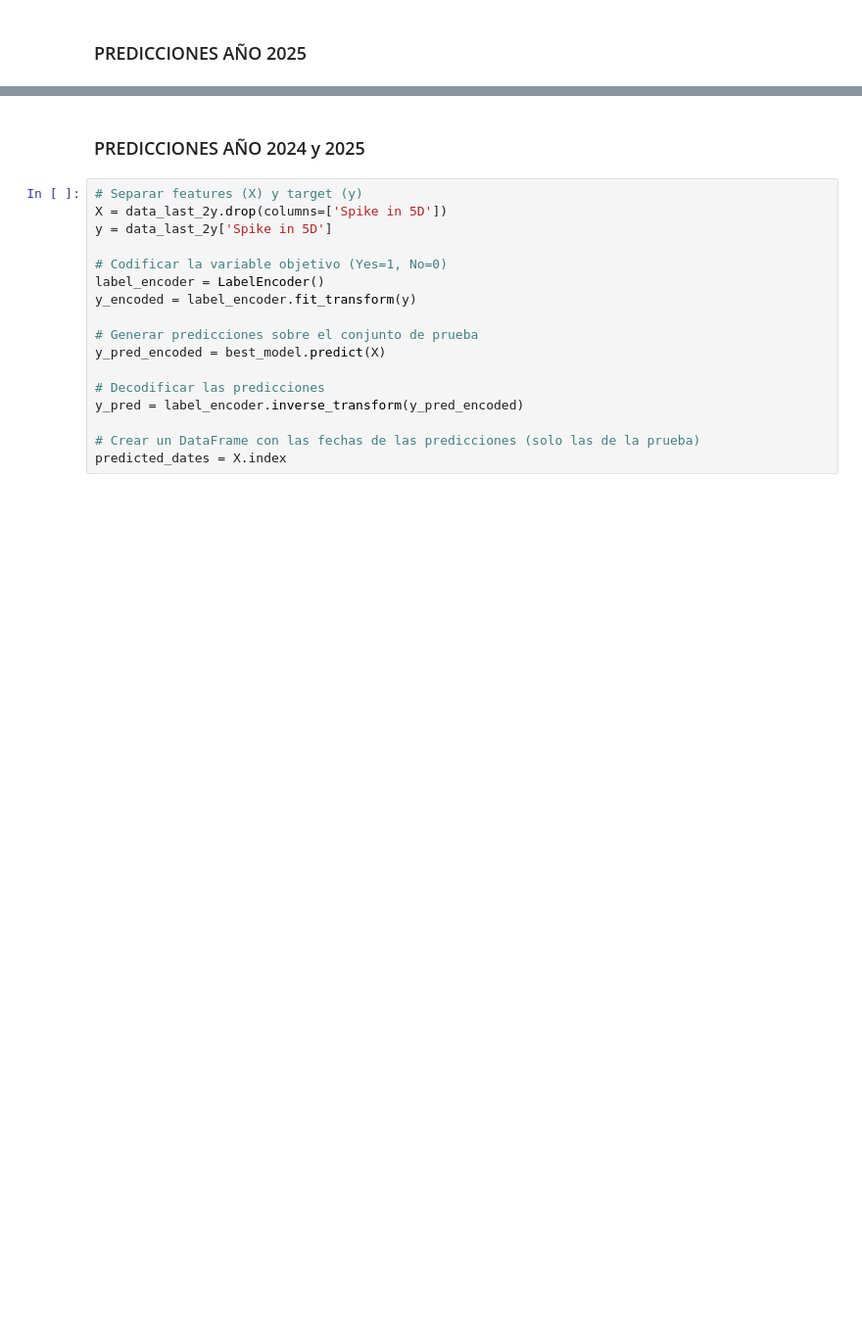
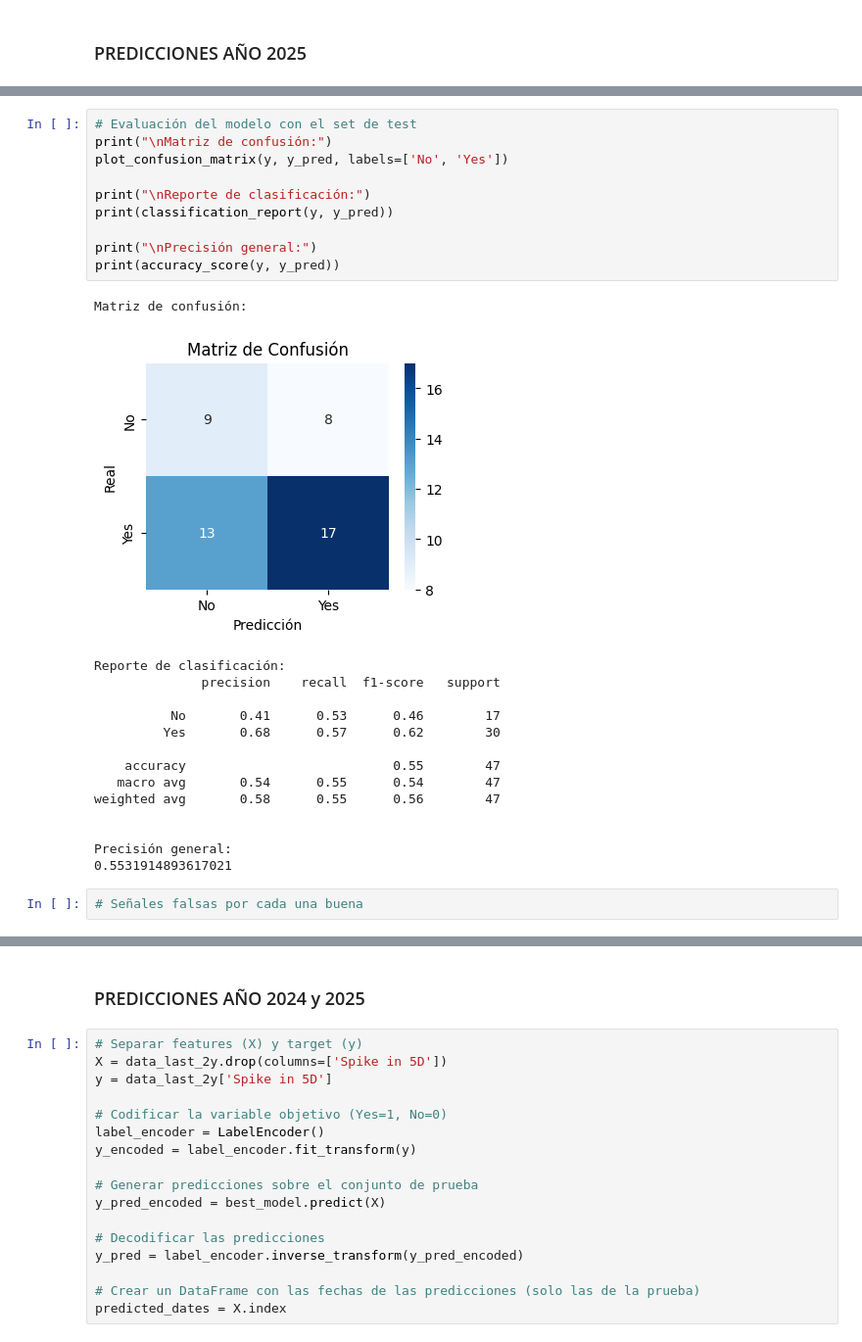
Before and after one commit to caan-am/vix_data, a Jupyter notebook: xgboost_VIX_spike_5D.ipynb, the cells around one changed output, grey strips where cells are left out. Shown: that part at 98% size. Cells and saved outputs as stored; diff of their text form; blank space fills up the shorter version.

```diff
--- a/xgboost_VIX_spike_5D.ipynb
+++ b/xgboost_VIX_spike_5D.ipynb
@@ -256,0 +260,28 @@ plt.show()
+# %%
+# Evaluación del modelo con el set de test
+print("\nMatriz de confusión:")
+plot_confusion_matrix(y, y_pred, labels=['No', 'Yes'])
+
+print("\nReporte de clasificación:")
+print(classification_report(y, y_pred))
+
+print("\nPrecisión general:")
+print(accuracy_score(y, y_pred))
+# %% [output]
+Matriz de confusión:
+[figure, added]
+Reporte de clasificación:
+              precision    recall  f1-score   support
+
+          No       0.41      0.53      0.46        17
+         Yes       0.68      0.57      0.62        30
+
+    accuracy                           0.55        47
+   macro avg       0.54      0.55      0.54        47
+weighted avg       0.58      0.55      0.56        47
+
+
+Precisión general:
+0.5531914893617021
+# %%
+# Señales falsas por cada una buena
```
Also changed, not shown: parts of 34 cells of this notebook, 7 other files.
